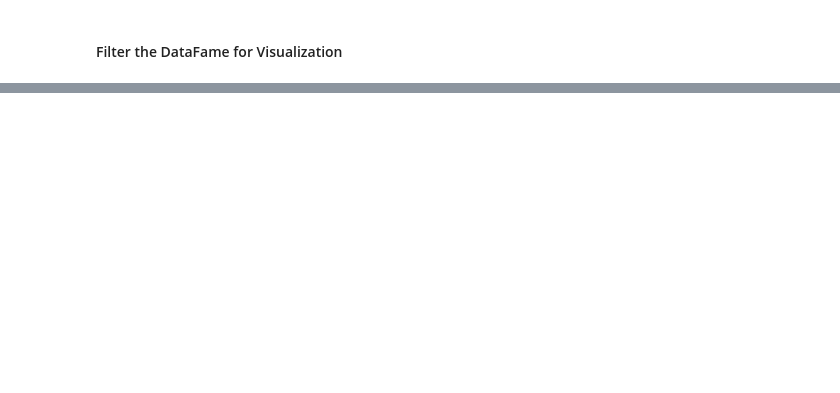
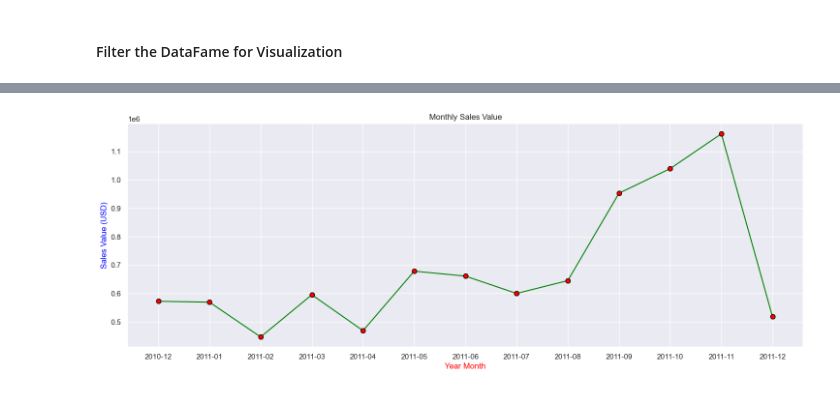
Before and after one commit to nyangweso-rodgers/data-analytics, a Jupyter notebook: Analytics-with-Python/Python-Modules-for-Data-Analysis/Matplotlib-Module/Line-Chart-with-Matplotlib.ipynb, the cells around one changed output, grey strips where cells are left out. Cells and saved outputs as stored; diff of their text form; code cells hidden in the pictures; blank space fills up the shorter version.

```diff
--- a/Analytics-with-Python/Python-Modules-for-Data-Analysis/Matplotlib-Module/Line-Chart-with-Matplotlib.ipynb
+++ b/Analytics-with-Python/Python-Modules-for-Data-Analysis/Matplotlib-Module/Line-Chart-with-Matplotlib.ipynb
@@ -53,4 +20,8 @@ plt.show()
 # %%
-url = "https://raw.githubusercontent.com/nyangweso-rodgers/Data_Analytics/main/Analytics-with-Python/Exploratory-Data-Analysis-with-Python/Exploratory-Data-Analysis-for-Online-Retail-Store/grouped_country_data.csv"
-grouped_country_df = pd.read_csv(url)
-grouped_country_df.head()
+# url 1
+grouped_country_df_url = "https://raw.githubusercontent.com/nyangweso-rodgers/Data_Analytics/main/Analytics-with-Python/Exploratory-Data-Analysis-with-Python/Exploratory-Data-Analysis-for-Online-Retail-Store/grouped_country_data.csv"
+grouped_country_df = pd.read_csv(grouped_country_df_url)
+
+# url 2
+grouped_daily_country_df_url = "https://raw.githubusercontent.com/nyangweso-rodgers/Data_Analytics/main/Analytics-with-Python/Exploratory-Data-Analysis-with-Python/Exploratory-Data-Analysis-for-Online-Retail-Store/grouped_daily_country_df.csv"
+grouped_daily_country_df = pd.read_csv(grouped_daily_country_df_url)
@@ -73,0 +72,6 @@ df = filtered_df[['Country', 'TotalAmount', 'CountOfUniqueCustomers', 'AverageSa
+# %%
+monthly_agg_df = grouped_daily_country_df.groupby('MonthYear').agg(
+    TotalAmount = pd.NamedAgg(column='TotalAmount', aggfunc='sum')
+).reset_index()
+
+monthly_agg_df.head()
@@ -73,0 +85,9 @@ df = filtered_df[['Country', 'TotalAmount', 'CountOfUniqueCustomers', 'AverageSa
+# %%
+fig, axes = plt.subplots(1,1, figsize=(18,6), sharey=True)
+plt.plot(monthly_agg_df.MonthYear, monthly_agg_df.TotalAmount, color='green', marker='o', linestyle='solid', markeredgecolor='black', markersize=7, markerfacecolor='red')
+plt.title("Monthly Sales Value")
+plt.ylabel("Sales Value (USD)", color='blue')
+plt.xlabel("Year Month", color='red')
+plt.show()
+# %% [output]
+[figure, added]
```
Also changed, not shown: parts of 19 cells of this notebook, 5 other files.
